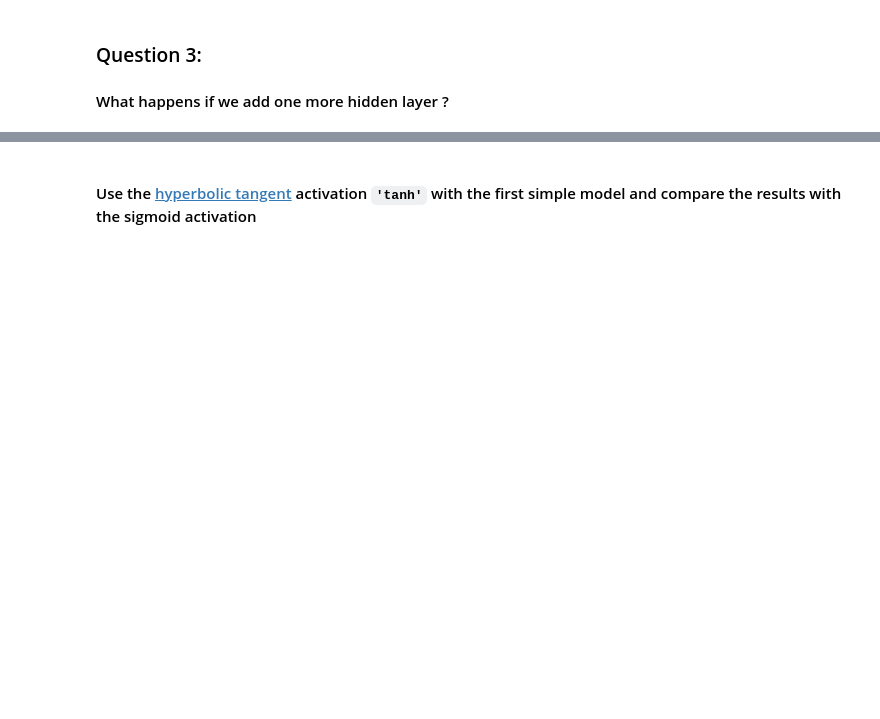
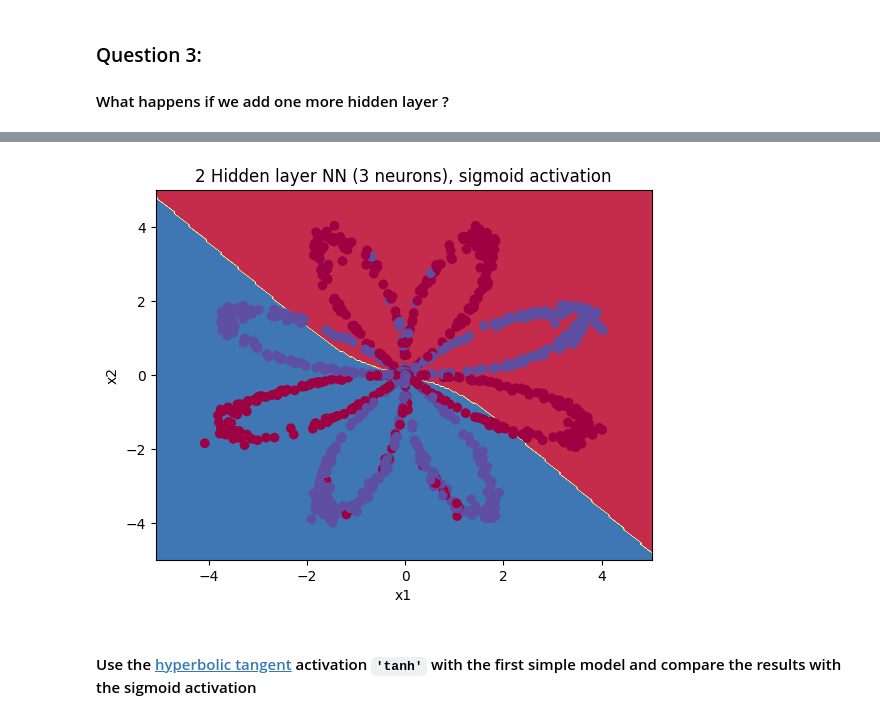
Before and after one commit to antoniotrapote/intro_deep_learning, a Jupyter notebook: class/Fundamentals/NN_Fundamentals.ipynb, the cells around one changed output, grey strips where cells are left out. Cells and saved outputs as stored; diff of their text form; code cells hidden in the pictures; blank space fills up the shorter version.

```diff
--- a/class/Fundamentals/NN_Fundamentals.ipynb
+++ b/class/Fundamentals/NN_Fundamentals.ipynb
@@ -309,14 +456,14 @@ draw_neural_net(.1, .9, .1, .9, [2, 3, 3, 1])
 # %%
 model = keras.Sequential()
 # First hidden layer (need to innclude input_shape)
-## Set the number of neurons
-model.add(layers.Dense(..., input_shape=(2,), activation='sigmoid'))
+# set the number of neurons = 3
+model.add(layers.Dense(3, input_shape=(2,), activation='sigmoid'))
 
-# second hidden layer
-## Complete the code
-model.add(...
+# Second hidden layer
+# set the number of neurons = 3
+model.add(layers.Dense(3, activation='sigmoid'))
 
-# output layer
+# Output layer
 model.add(layers.Dense(1, activation='sigmoid'))
 # %%
 ## compiling and training
@@ -332,4 +498,5 @@ print('Test Loss: {}'.format(results[0]))
 print('Test Accuracy: {}'.format(results[1]))
 plot_decision_boundary(lambda x: (
     model.predict(x) > 0.5).astype("int32"), X_test, y_test)
-plt.title("1 Hidden layer NN, linear activation");
+plt.title("2 Hidden layer NN (3 neurons), sigmoid activation");
+# %% [output]
@@ -336,3 +506,4 @@ plt.title("1 Hidden layer NN, linear activation");
+[figure, added]
 # %% [markdown]
 ####  Use  the [hyperbolic tangent](https://mathworld.wolfram.com/HyperbolicTangent.html) activation `'tanh'` with the first simple model and compare the results with the sigmoid activation
 # %%
```
Also changed, not shown: parts of 41 cells of this notebook.
